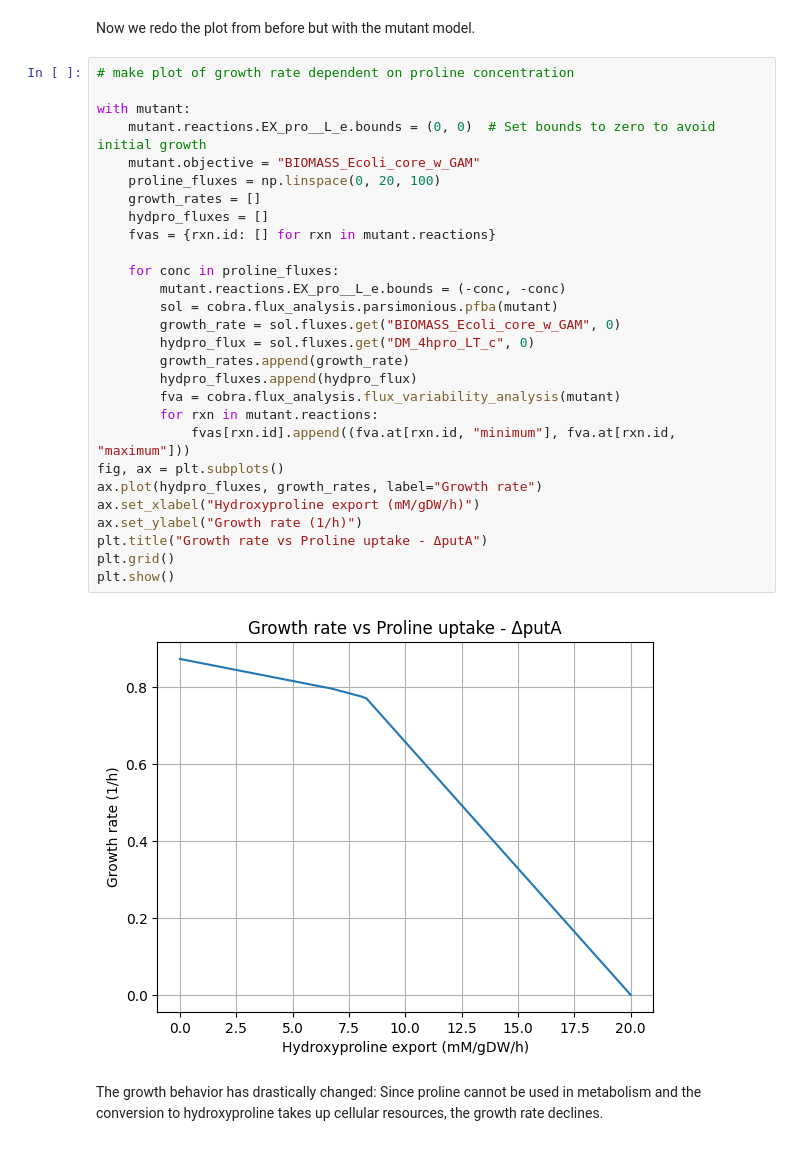
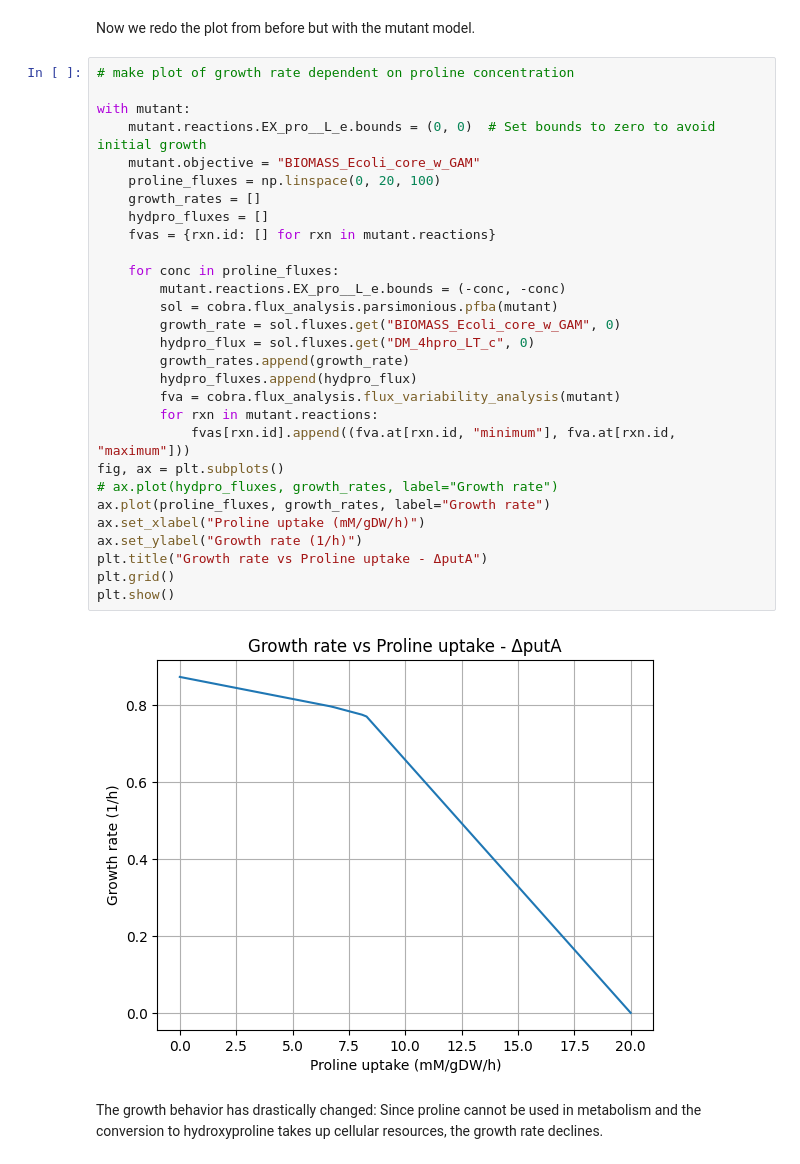
Before and after one commit to krotlkpt/lehre_ralf, a Jupyter notebook: hydroxyproline.ipynb, the cells around one changed output. Drawn from its saved outputs; the diff is of its cells as text.

Commit message:
use proline import instead hydroxyproline export in plot

```diff
--- a/hydroxyproline.ipynb
+++ b/hydroxyproline.ipynb
@@ -151,33 +154,34 @@ Now we redo the plot from before but with the mutant model.
 # %%
 # make plot of growth rate dependent on proline concentration
 
 with mutant:
     mutant.reactions.EX_pro__L_e.bounds = (0, 0)  # Set bounds to zero to avoid initial growth
     mutant.objective = "BIOMASS_Ecoli_core_w_GAM"
     proline_fluxes = np.linspace(0, 20, 100)
     growth_rates = []
     hydpro_fluxes = []
     fvas = {rxn.id: [] for rxn in mutant.reactions}
 
     for conc in proline_fluxes:
         mutant.reactions.EX_pro__L_e.bounds = (-conc, -conc)
         sol = cobra.flux_analysis.parsimonious.pfba(mutant)
         growth_rate = sol.fluxes.get("BIOMASS_Ecoli_core_w_GAM", 0)
         hydpro_flux = sol.fluxes.get("DM_4hpro_LT_c", 0)
         growth_rates.append(growth_rate)
         hydpro_fluxes.append(hydpro_flux)
         fva = cobra.flux_analysis.flux_variability_analysis(mutant)
         for rxn in mutant.reactions:
             fvas[rxn.id].append((fva.at[rxn.id, "minimum"], fva.at[rxn.id, "maximum"]))
 fig, ax = plt.subplots()
-ax.plot(hydpro_fluxes, growth_rates, label="Growth rate")
-ax.set_xlabel("Hydroxyproline export (mM/gDW/h)")
+# ax.plot(hydpro_fluxes, growth_rates, label="Growth rate")
+ax.plot(proline_fluxes, growth_rates, label="Growth rate")
+ax.set_xlabel("Proline uptake (mM/gDW/h)")
 ax.set_ylabel("Growth rate (1/h)")
 plt.title("Growth rate vs Proline uptake - ΔputA")
 plt.grid()
 plt.show()
 # %% [output]
-[figure, old version]
+[figure, new version]
 # %% [markdown]
 The growth behavior has drastically changed:
 Since proline cannot be used in metabolism and the conversion to hydroxyproline takes up cellular resources, the growth rate declines.
```
Also changed, not shown: parts of 2 cells of this notebook.
